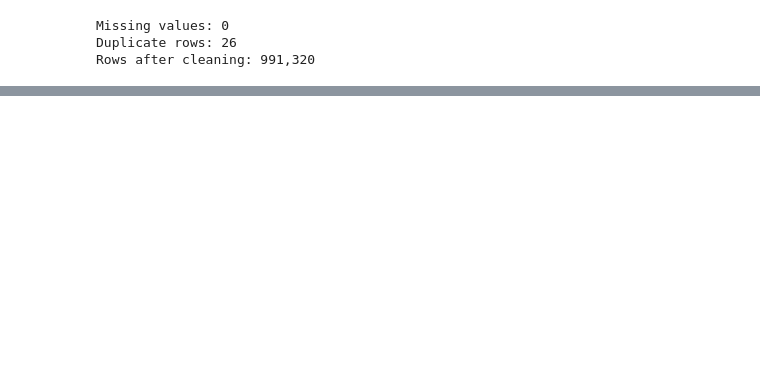
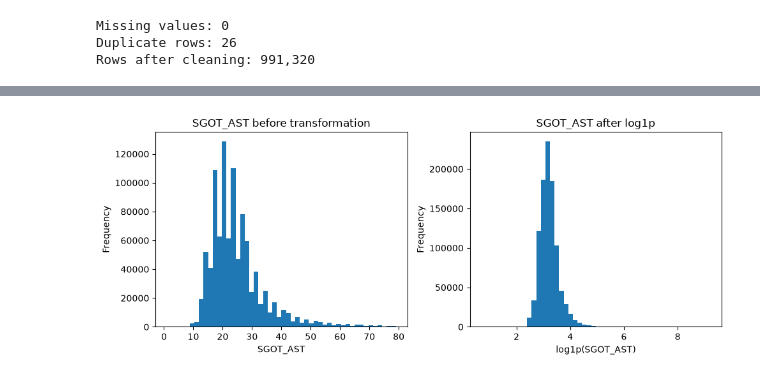
Before and after one commit to mohandtest/assignment-1-IT3212, a Jupyter notebook: src/data-driven.ipynb, the cells around one changed output, grey strips where cells are left out. Drawn from its saved outputs; the diff is of its cells as text; code cells hidden in the pictures; blank space fills up the shorter version.

```diff
--- a/src/data-driven.ipynb
+++ b/src/data-driven.ipynb
@@ -381,0 +558,26 @@ plt.show()
+# %%
+# These are for the report:
+
+limit = df["SGOT_AST"].quantile(0.99)
+
+# Only for plotting
+sgot_plot = df.loc[df["SGOT_AST"] <= limit, "SGOT_AST"]
+
+fig, axes = plt.subplots(1, 2, figsize=(10, 4))
+
+# Original distribution, first 99%
+axes[0].hist(sgot_plot, bins=50)
+axes[0].set_title("SGOT_AST before transformation")
+axes[0].set_xlabel("SGOT_AST")
+axes[0].set_ylabel("Frequency")
+
+# Log-transformed full dataset
+axes[1].hist(np.log1p(df["SGOT_AST"]), bins=50)
+axes[1].set_title("SGOT_AST after log1p")
+axes[1].set_xlabel("log1p(SGOT_AST)")
+axes[1].set_ylabel("Frequency")
+
+plt.tight_layout()
+plt.show()
+# %% [output]
+[figure, added]
```
Also changed, not shown: parts of 24 cells of this notebook.
